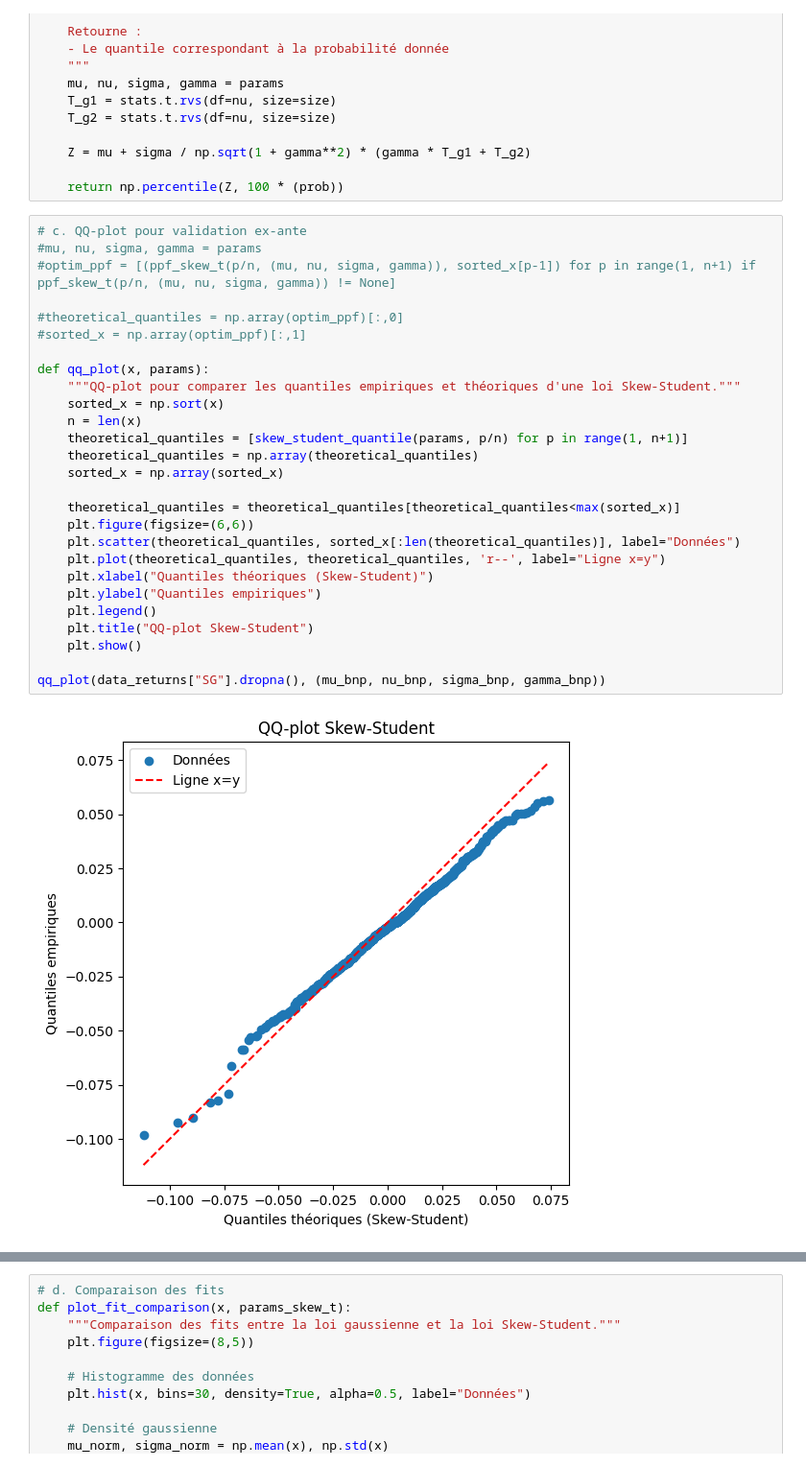
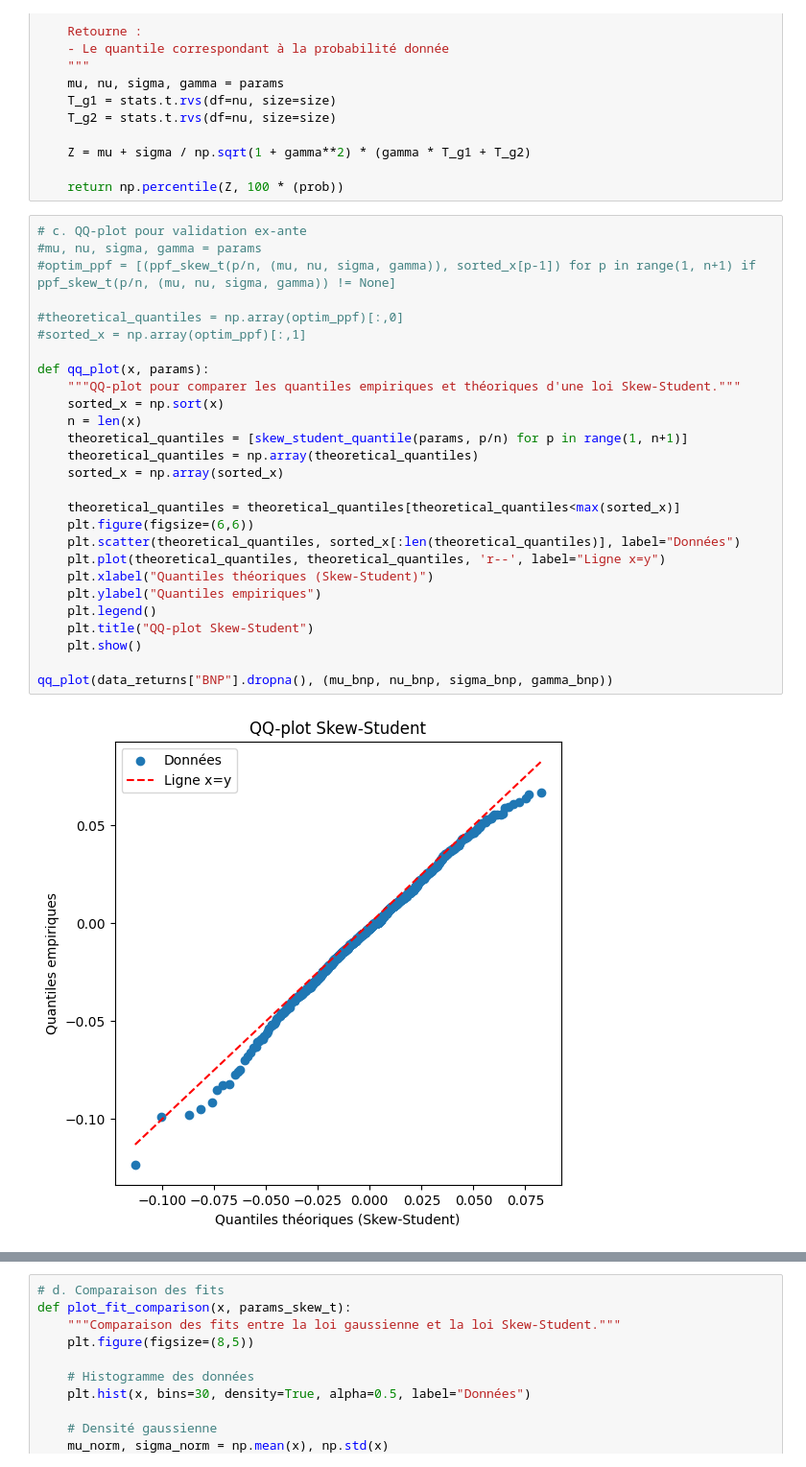
Before and after one commit to Jeangrivo/Gestion-des-Risques-Multiples, a Jupyter notebook: CreditVaR.ipynb, the cells around one changed output, grey strips where cells are left out. Shown at 96% size. Drawn from its saved outputs; the diff is of its cells as text.

```diff
--- a/CreditVaR.ipynb
+++ b/CreditVaR.ipynb
@@ -226,32 +226,32 @@ def skew_student_quantile(params, prob, size=100000):
 # %%
 # c. QQ-plot pour validation ex-ante
 #mu, nu, sigma, gamma = params
 #optim_ppf = [(ppf_skew_t(p/n, (mu, nu, sigma, gamma)), sorted_x[p-1]) for p in range(1, n+1) if ppf_skew_t(p/n, (mu, nu, sigma, gamma)) != None]
 
 #theoretical_quantiles = np.array(optim_ppf)[:,0]
 #sorted_x = np.array(optim_ppf)[:,1]
 
 def qq_plot(x, params):
     """QQ-plot pour comparer les quantiles empiriques et théoriques d'une loi Skew-Student."""
     sorted_x = np.sort(x)
     n = len(x)
     theoretical_quantiles = [skew_student_quantile(params, p/n) for p in range(1, n+1)]
     theoretical_quantiles = np.array(theoretical_quantiles)
     sorted_x = np.array(sorted_x)
 
     theoretical_quantiles = theoretical_quantiles[theoretical_quantiles<max(sorted_x)]
     plt.figure(figsize=(6,6))
     plt.scatter(theoretical_quantiles, sorted_x[:len(theoretical_quantiles)], label="Données")
     plt.plot(theoretical_quantiles, theoretical_quantiles, 'r--', label="Ligne x=y")
     plt.xlabel("Quantiles théoriques (Skew-Student)")
     plt.ylabel("Quantiles empiriques")
     plt.legend()
     plt.title("QQ-plot Skew-Student")
     plt.show()
 
-qq_plot(data_returns["SG"].dropna(), (mu_bnp, nu_bnp, sigma_bnp, gamma_bnp))
+qq_plot(data_returns["BNP"].dropna(), (mu_bnp, nu_bnp, sigma_bnp, gamma_bnp))
 # %% [output]
-[figure, old version]
+[figure, new version]
 # %%
 qq_plot(data_returns["SG"].dropna(), (mu_sg, nu_sg, sigma_sg, gamma_sg))
 # %% [output]
```
Also changed, not shown: parts of 11 cells of this notebook.
